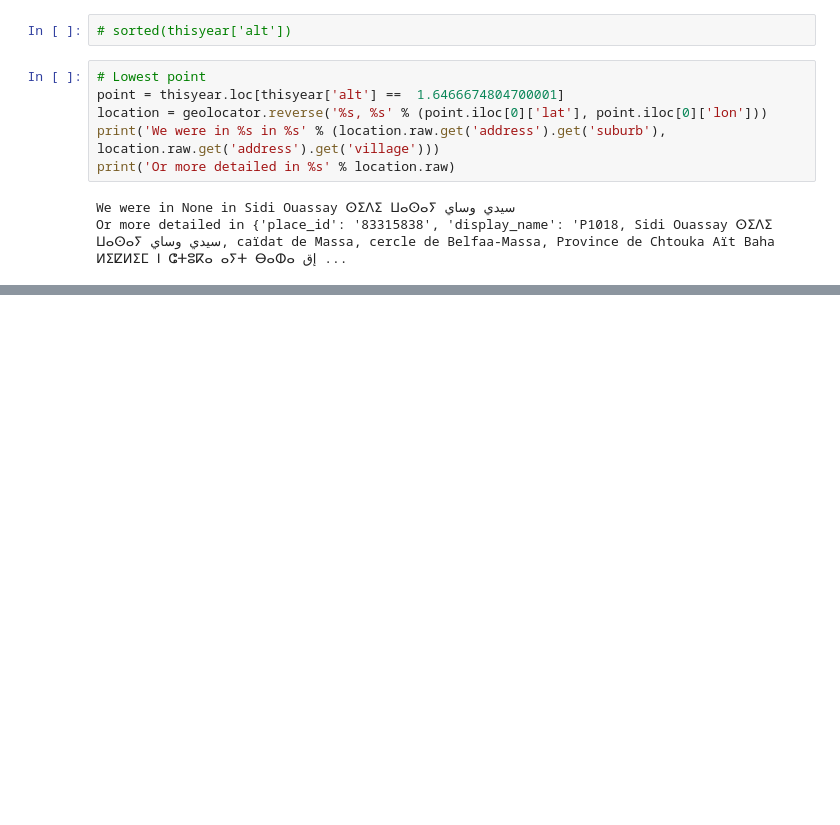
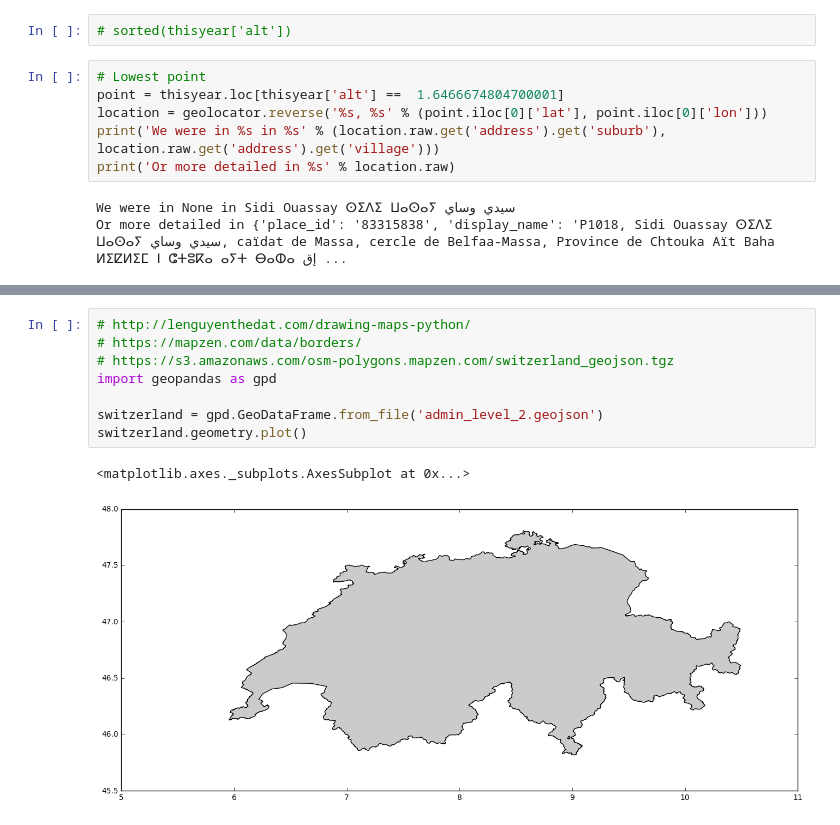
Before and after one commit to habi/JahresRueckblick15, a Jupyter notebook: OpenPaths.ipynb, the cells around one changed output, grey strips where cells are left out. Cells and saved outputs as stored; diff of their text form; blank space fills up the shorter version.

```diff
--- a/OpenPaths.ipynb
+++ b/OpenPaths.ipynb
@@ -77,0 +98,11 @@ mplleaflet.display(tiles='stamen_wc')
+# %%
+# http://lenguyenthedat.com/drawing-maps-python/
+# https://mapzen.com/data/borders/
+# https://s3.amazonaws.com/osm-polygons.mapzen.com/switzerland_geojson.tgz
+import geopandas as gpd
+
+switzerland = gpd.GeoDataFrame.from_file('admin_level_2.geojson')
+switzerland.geometry.plot()
+# %% [output]
+<matplotlib.axes._subplots.AxesSubplot at 0x...>
+[figure, added]
```
Also changed, not shown: parts of 3 cells of this notebook.
